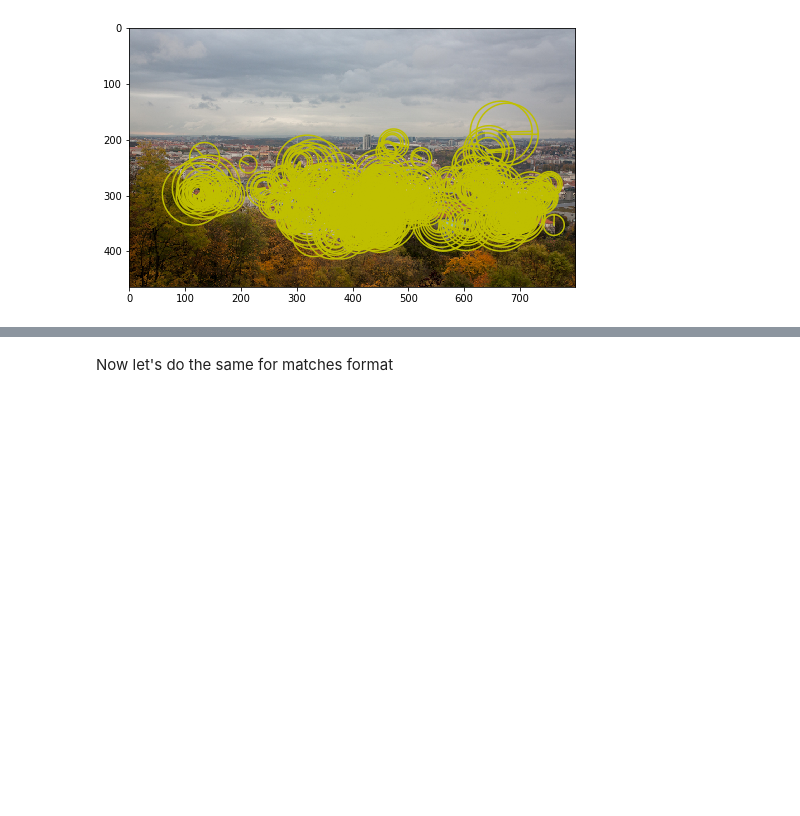
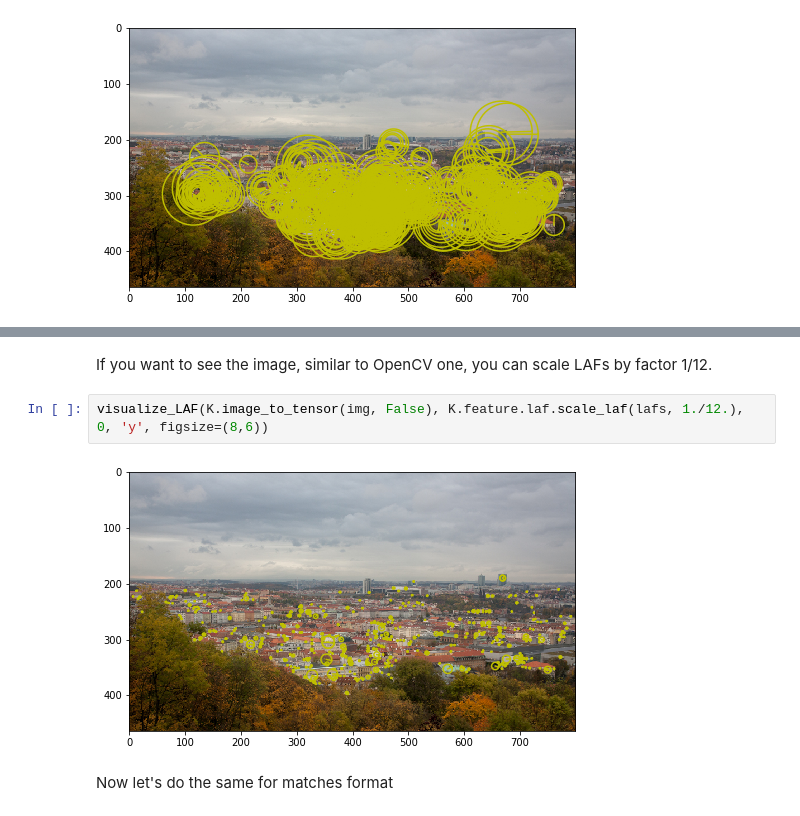
Before and after one commit to ducha-aiki/kornia_moons, a Jupyter notebook: nbs/feature.ipynb, the cells around one changed output, grey strips where cells are left out. Saved outputs shown, nothing was run; the diff lists cells and outputs as text; blank space fills up the shorter version.

```diff
--- a/nbs/feature.ipynb
+++ b/nbs/feature.ipynb
@@ -88,3 +126,9 @@ plt.imshow(out_img)
+# %% [markdown]
+If you want to see the image, similar to OpenCV one, you can scale LAFs by factor 1/12.
+# %%
+visualize_LAF(K.image_to_tensor(img, False), K.feature.laf.scale_laf(lafs, 1./12.), 0, 'y', figsize=(8,6))
+# %% [output]
+[figure, added]
 # %% [markdown]
 Now let's do the same for matches format
 # %%
```
Also changed, not shown: parts of 10 cells of this notebook, 1 other file.
